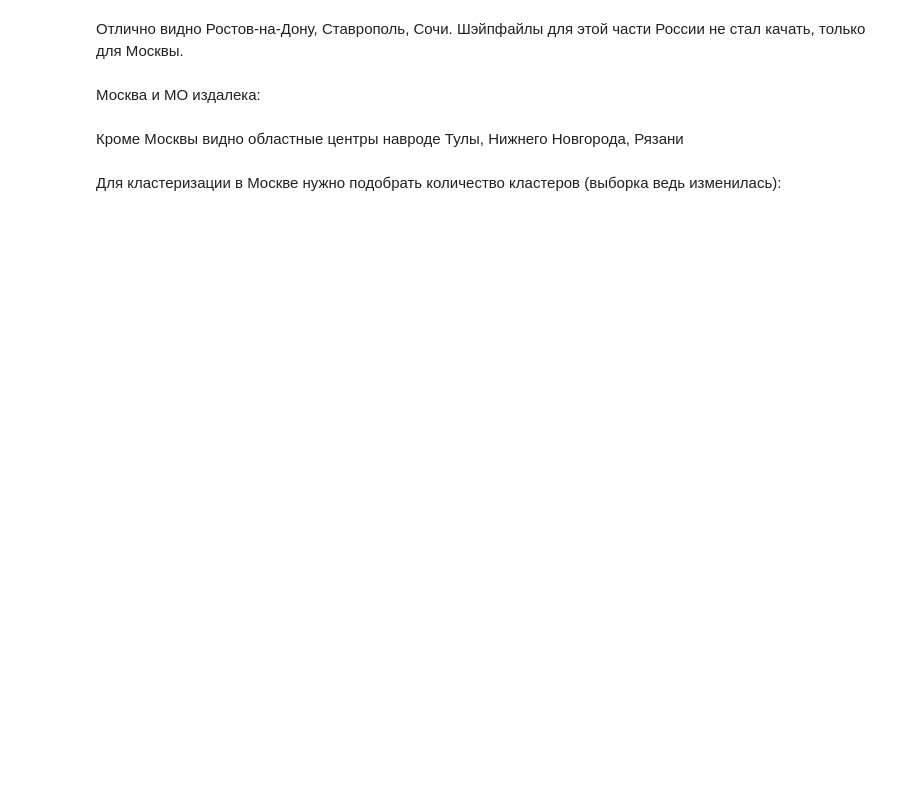
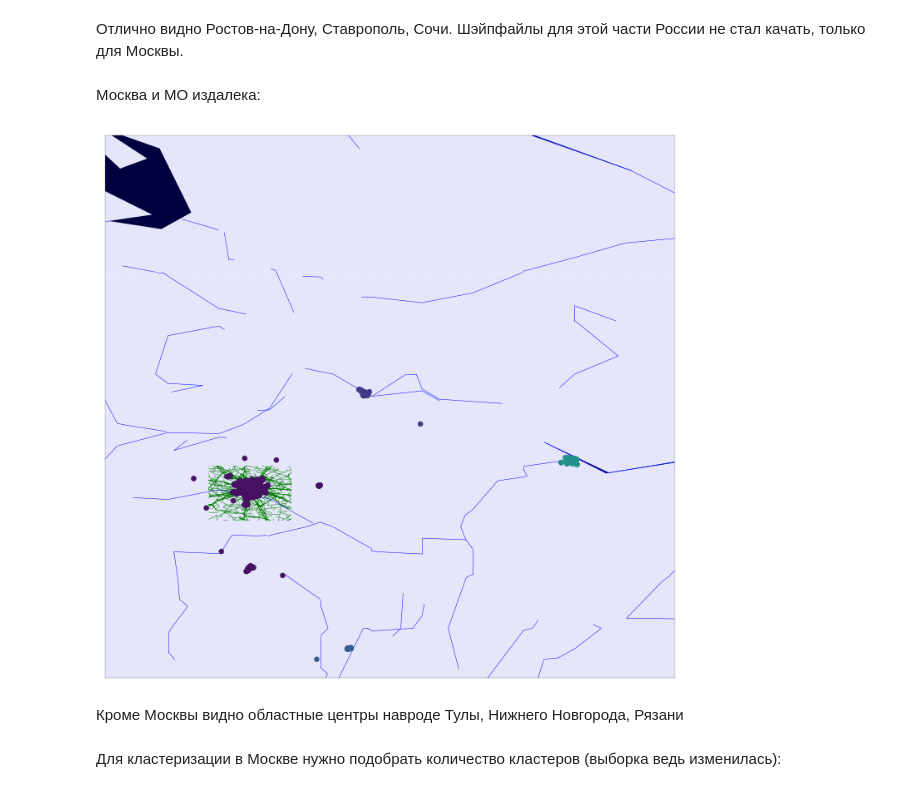
Before and after one commit to rogachevav/ml_hw2, a Jupyter notebook: hw2_rogachev.ipynb, the cells around one changed output. Drawn from its saved outputs; the diff is of its cells as text; code cells hidden in the pictures; blank space fills up the shorter version.

```diff
--- a/hw2_rogachev.ipynb
+++ b/hw2_rogachev.ipynb
@@ -596,21 +527,24 @@ pl.show()
 # %%
 pl.figure(figsize=(20,12))
 
 cluster = 4
 x_cl = x[y == cluster]
 
 m = bm.Basemap(projection='cyl', llcrnrlat=min(x_cl[:, 0]) - 5, urcrnrlat=max(x_cl[:, 0]) + 5, llcrnrlon=min(x_cl[:, 1]) - 5, urcrnrlon=max(x_cl[:, 1]) + 5, resolution='c')
+m.readshapefile('moscow_russia.imposm-shapefiles/moscow_russia_osm_roads_gen1', 'areas', color='green')
 
 m.drawcountries(linewidth=0.2)
 m.fillcontinents(color='lavender', lake_color='#000040')
 m.drawmapboundary(linewidth=0.2, fill_color='#000040')
 m.drawparallels(np.arange(-90,90,30),labels=[0,0,0,0], color='white', linewidth=0.5)
 m.drawmeridians(np.arange(0,360,30),labels=[0,0,0,0], color='white', linewidth=0.5)
 m.drawrivers(color='#0000ff')
 
 m.scatter(x[:, 1], x[:,0], c = y, zorder=10)
 
 pl.show()
+# %% [output]
+[figure, added]
 # %% [markdown]
 Кроме Москвы видно областные центры навроде Тулы, Нижнего Новгорода, Рязани
 # %% [markdown]
```
Also changed, not shown: parts of 40 cells of this notebook.
